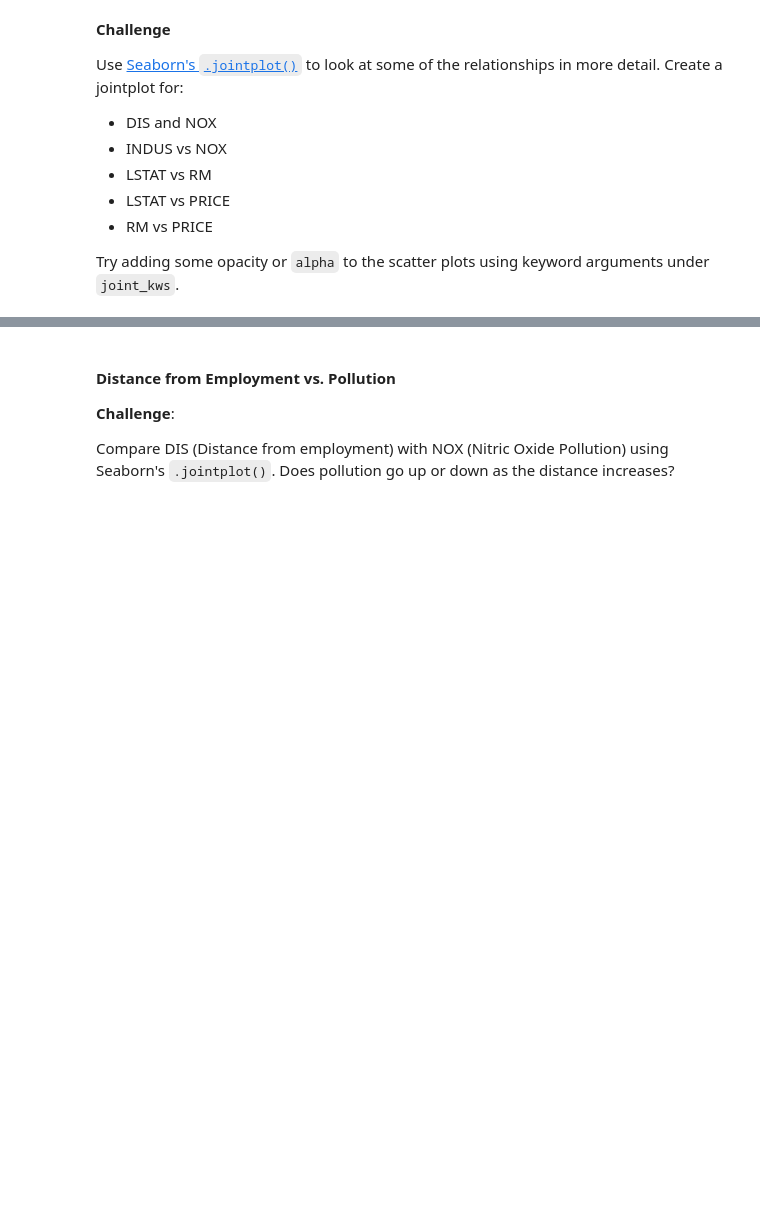
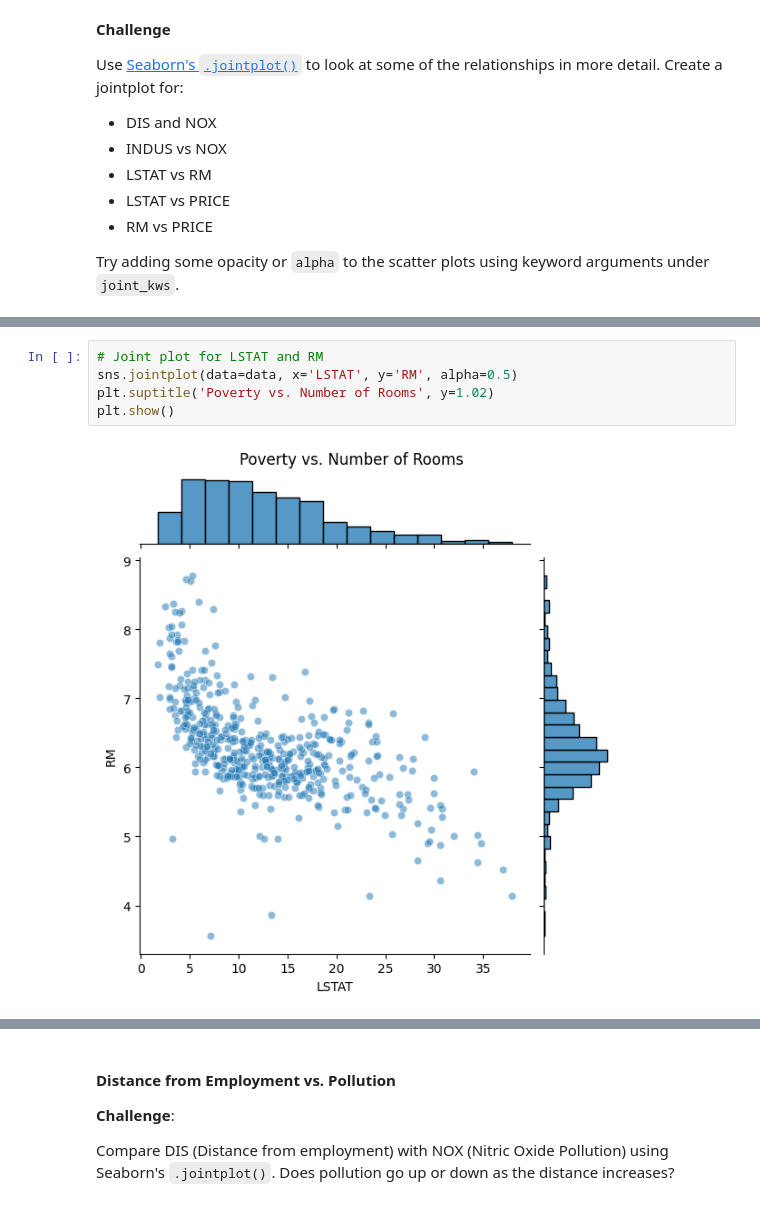
Before and after one commit to IrishEgie/data_science_py, a Jupyter notebook: data_science_10/Multivariable_Regression_and_Valuation_Model_(start).ipynb, the cells around one changed output, grey strips where cells are left out. Saved outputs shown, nothing was run; the diff lists cells and outputs as text; blank space fills up the shorter version.

```diff
--- a/data_science_10/Multivariable_Regression_and_Valuation_Model_(start).ipynb
+++ b/data_science_10/Multivariable_Regression_and_Valuation_Model_(start).ipynb
@@ -329,0 +344,7 @@ Try adding some opacity or `alpha` to the scatter plots using keyword arguments
+# %%
+# Joint plot for LSTAT and RM
+sns.jointplot(data=data, x='LSTAT', y='RM', alpha=0.5)
+plt.suptitle('Poverty vs. Number of Rooms', y=1.02)
+plt.show()
+# %% [output]
+[figure, added]
```
Also changed, not shown: parts of 4 cells of this notebook.
